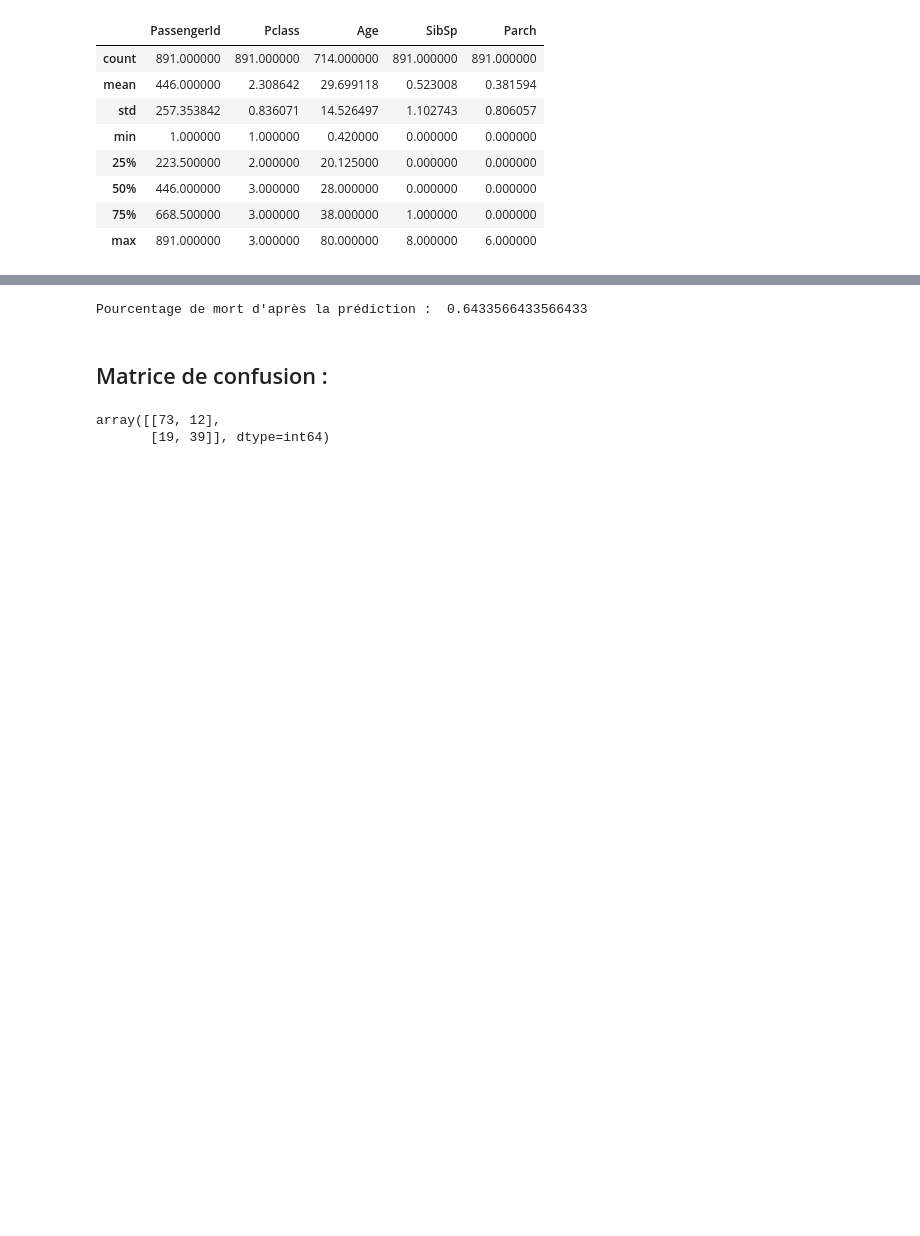
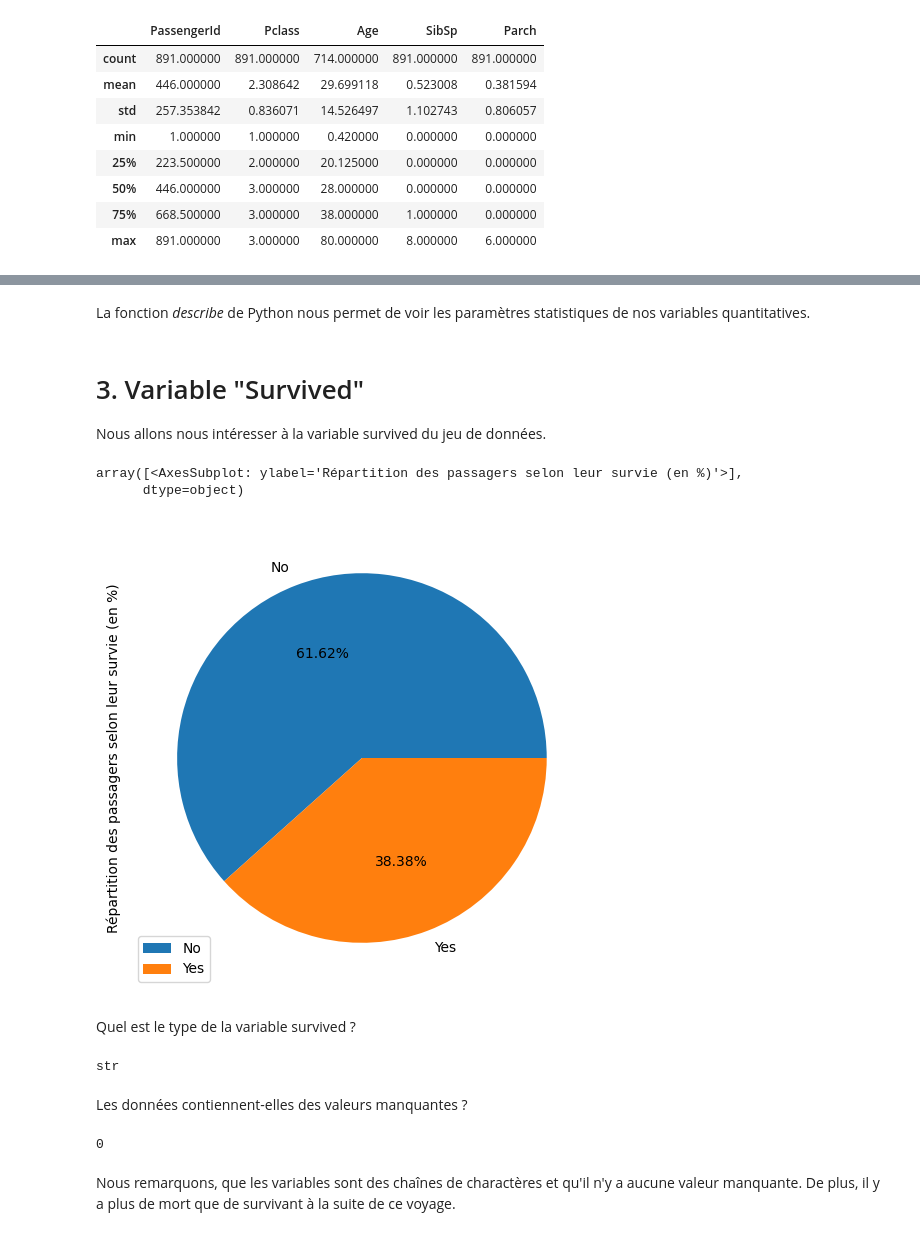
Before and after one commit to hibiga/Data_Mining, a Jupyter notebook: TP - Arbres de decision avec CART.ipynb, the cells around one changed output, grey strips where cells are left out. Saved outputs shown, nothing was run; the diff lists cells and outputs as text; code cells hidden in the pictures; blank space fills up the shorter version.

```diff
--- a/TP - Arbres de decision avec CART.ipynb
+++ b/TP - Arbres de decision avec CART.ipynb
@@ -88,10 +58,0 @@ Mettre la variable de sexe (qualitative) en quantitative.
-# %%
-sex_male = []
-for i in range(len(df)):
-    if df.Sex[i] == "male":
-        sex_male.append(0)
-    else:
-        sex_male.append(1)
-
-df["Sex_male"] = pd.DataFrame(sex_male)
-del df["Sex"]
@@ -268,11 +59,39 @@ Pourcentage de mort d'après la prédiction :
-# %%
-print("Pourcentage de mort d'après la prédiction : " , no/somme_tout)
-# %% [output]
-Pourcentage de mort d'après la prédiction :  0.6433566433566433
-# %% [markdown]
-## Matrice de confusion :
-# %%
-confusion_matrix(y_test,Y_pred)
-# %% [output]
-array([[73, 12],
-       [19, 39]], dtype=int64)
+# %% [markdown]
+La fonction <em>describe</em> de Python nous permet de voir les paramètres statistiques de nos variables quantitatives.
+# %% [markdown]
+# 3. Variable "Survived"
+
+Nous allons nous intéresser à la variable survived du jeu de données.
+# %%
+# crosstab : construit le tableau de contigence de notre variable survived
+Su2 = pd.crosstab(df.Survived,
+                  "Répartition des passagers selon leur survie (en %)")
+# affiche dans un graphique de camembert (plot.pie) nos données
+Su2.plot.pie(subplots=True,
+             # taille du graphique
+             figsize = (6, 6),
+             # affiche leur label (autopct)
+             # arrondi de nos données à 2 deux chiffres après la virgule
+             autopct = lambda x: str(round(x, 2)) + '%')
+# %% [output]
+array([<AxesSubplot: ylabel='Répartition des passagers selon leur survie (en %)'>],
+      dtype=object)
+[figure, added]
+# %% [markdown]
+Quel est le type de la variable survived ?
+# %%
+# demande le type de notre 1er données
+type(df.Survived[0])
+# %% [output]
+str
+# %% [markdown]
+Les données contiennent-elles des valeurs manquantes ?
+# %%
+# is.na() retourne true ou false pour chaque ligne de notre colonne survived
+# en fonction de si y a donnée manquante ou non
+# .sum() la somme des false
+df.Survived.isna().sum()
+# %% [output]
+0
+# %% [markdown]
+Nous remarquons, que les variables sont des chaînes de charactères et qu'il n'y a aucune valeur manquante. De plus, il y a plus de mort que de survivant à la suite de ce voyage.
```
Also changed, not shown: parts of 98 cells of this notebook, 1 other file.
